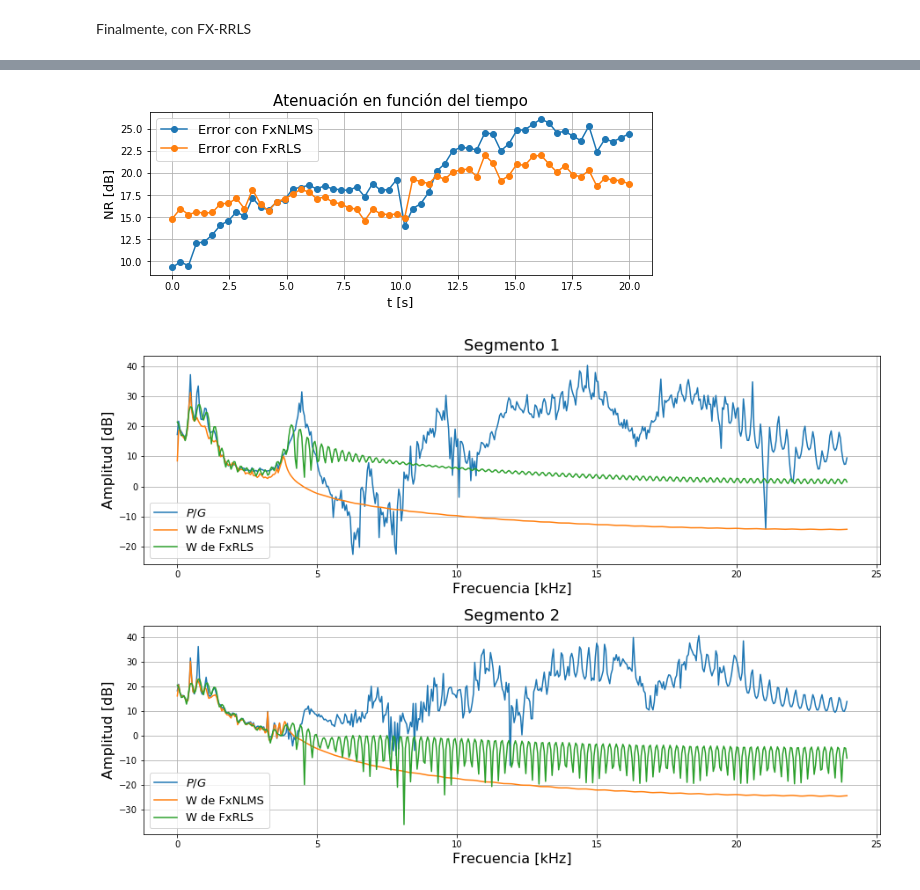
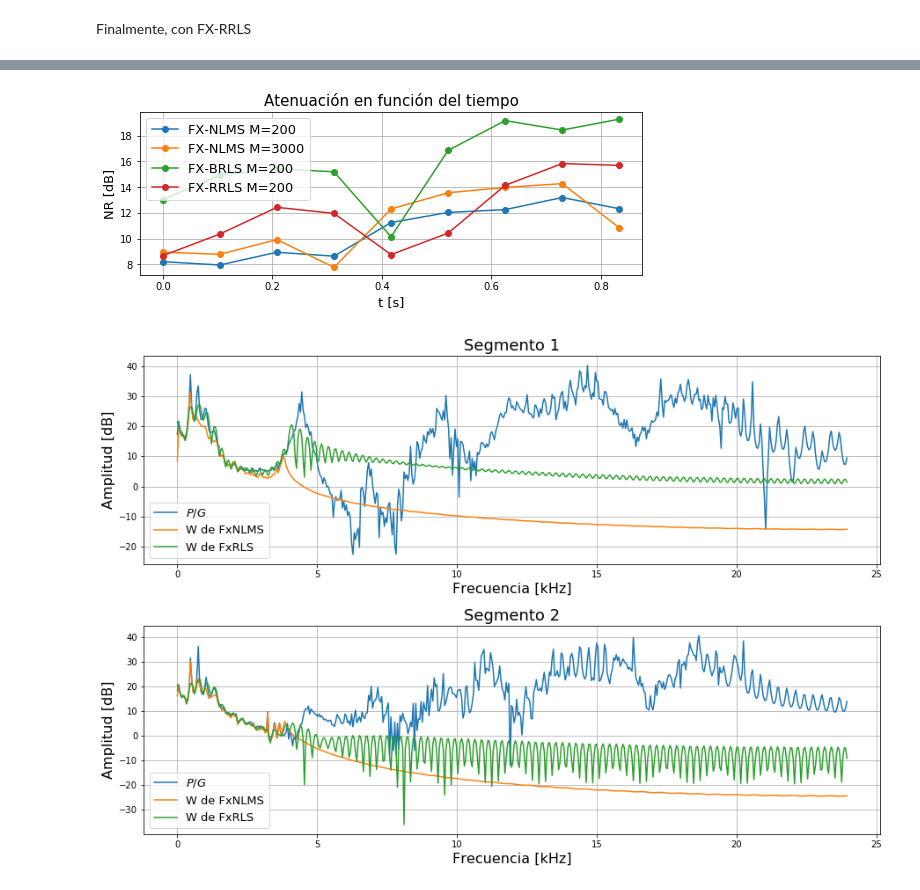
Before and after one commit to asp-image-dsp/asp-project-02, a Jupyter notebook: development/rls_vs_lms.ipynb, the cells around one changed output, grey strips where cells are left out. Saved outputs shown, nothing was run; the diff lists cells and outputs as text; code cells hidden in the pictures.

```diff
--- a/development/rls_vs_lms.ipynb
+++ b/development/rls_vs_lms.ipynb
@@ -249,7 +257,7 @@ plot_helpers.plot_anc_results([np.concatenate([headphone.d,headphone.d]), error_
-# %%
-plot_helpers.plot_error_evolution(np.concatenate([x,x]), [error_lms, error_rls], 8192*2, 0, 48e3, labels=["Error con FxNLMS", "Error con FxRLS"])
-# %% [output]
-[figure, removed]
+# %%
+plot_helpers.plot_error_evolution(np.concatenate([x,x]), [error_lms_200, error_lms_3000, error_brls, error_rrls], 8192 / 2, 0, 48e3, labels=["FX-NLMS M=200", "FX-NLMS M=3000", "FX-BRLS M=200", "FX-RRLS M=200"])
+# %% [output]
+[figure, added]
 # %%
 plot_helpers.plot_frequency_responses(prim_paths, sec_paths, [weights_lms, weights_rls], 48_000, labels=["W de FxNLMS", "W de FxRLS"])
 # %% [output]
```
Also changed, not shown: parts of 5 cells of this notebook, 2 other files.
